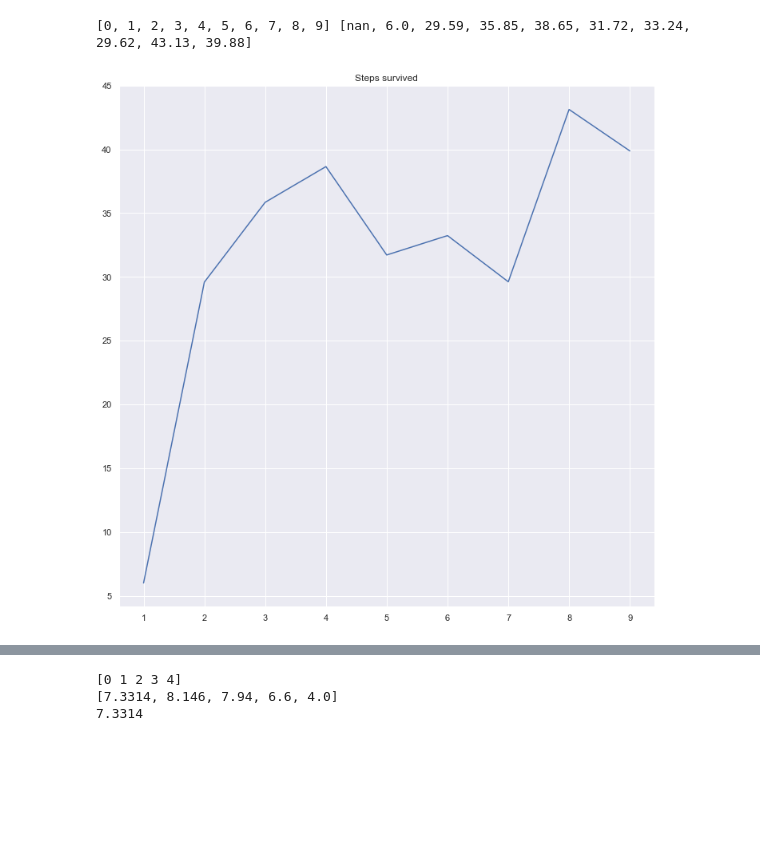
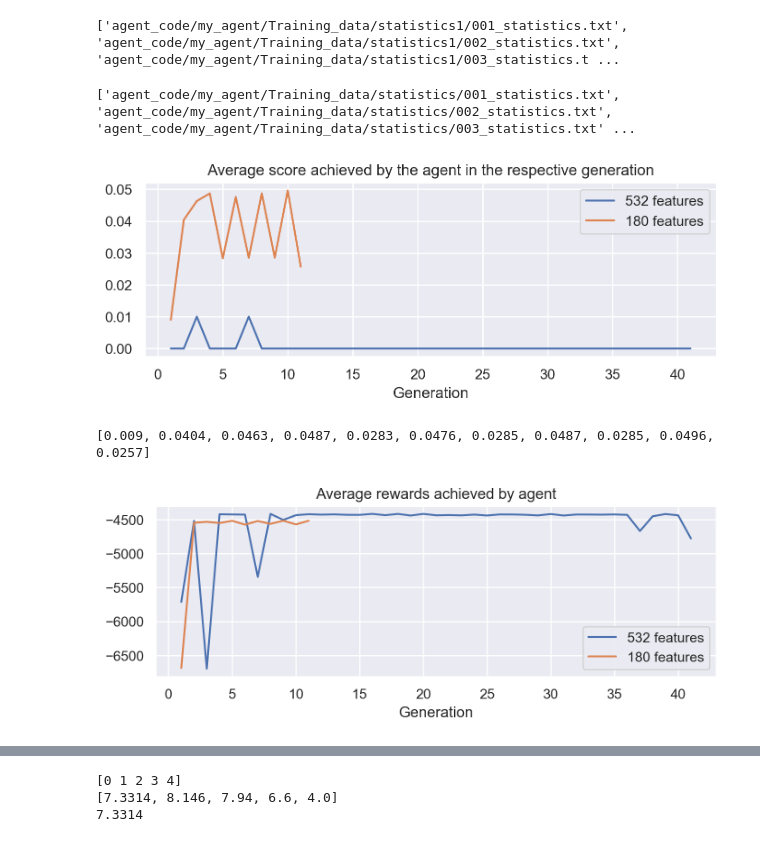
Before and after one commit to nessyht/FOML-Bomberman, a Jupyter notebook: Stat analysis.ipynb, the cells around one changed output, grey strips where cells are left out. Drawn from its saved outputs; the diff is of its cells as text; code cells hidden in the pictures; blank space fills up the shorter version.

Commit message:
stat analysis

```diff
--- a/Stat analysis.ipynb
+++ b/Stat analysis.ipynb
@@ -111,15 +46,52 @@ plt.show()
-# %%
-#scores, survived, reward, time, steps
-plt.figure(figsize=(12,12))
-plt.title('Steps survived')
-y_avg_steps = []
-x_gen = []
-for gen, step in steps.items():
-    x_gen.append(gen)
-    y_avg_steps.append(np.mean(step))
-print(x_gen, y_avg_steps)
-plt.plot(x_gen, y_avg_steps, label='gen_1')
-plt.show()
-# %% [output]
-[0, 1, 2, 3, 4, 5, 6, 7, 8, 9] [nan, 6.0, 29.59, 35.85, 38.65, 31.72, 33.24, 29.62, 43.13, 39.88]
-[figure, removed]
+# %%
+def get_xy(dictionary):
+    y = []
+    x = []
+    for gen, val in dictionary.items():
+        x.append(gen)
+        y.append(np.mean(val))
+
+    return x,y
+# %%
+rootdir = os.fsdecode('agent_code/my_agent/Training_data/statistics1')
+scores1, survived1, reward1, time1, steps1 = read_stats(rootdir)
+# %% [output]
+['agent_code/my_agent/Training_data/statistics1/001_statistics.txt', 'agent_code/my_agent/Training_data/statistics1/002_statistics.txt', 'agent_code/my_agent/Training_data/statistics1/003_statistics.t ...
+# %%
+rootdir = os.fsdecode('agent_code/my_agent/Training_data/statistics')
+scores2, survived2, reward2, time2, steps2 = read_stats(rootdir)
+# %% [output]
+['agent_code/my_agent/Training_data/statistics/001_statistics.txt', 'agent_code/my_agent/Training_data/statistics/002_statistics.txt', 'agent_code/my_agent/Training_data/statistics/003_statistics.txt' ...
+# %%
+plt.figure(figsize=(8,2.5),dpi=200)
+plt.title('Average score achieved by the agent in the respective generation')
+
+x1, y1 = get_xy(scores1)
+x2, y2 = get_xy(scores2)
+
+plt.xlabel('Generation')
+plt.plot(x1, y1, label='532 features')
+plt.plot(x2, y2, label='180 features')
+plt.legend()
+plt.show()
+# %% [output]
+[figure, added]
+# %%
+print(y2)
+# %% [output]
+[0.009, 0.0404, 0.0463, 0.0487, 0.0283, 0.0476, 0.0285, 0.0487, 0.0285, 0.0496, 0.0257]
+# %%
+#scores, survived, reward, time, steps
+plt.figure(figsize=(8,2.5),dpi=200)
+plt.title('Average rewards achieved by agent')
+
+x1, y1 = get_xy(reward1)
+x2, y2 = get_xy(reward2)
+
+plt.xlabel('Generation')
+plt.plot(x1, y1, label='532 features')
+plt.plot(x2, y2, label='180 features')
+plt.legend()
+plt.show()
+# %% [output]
+[figure, added]
```
Also changed, not shown: parts of 9 cells of this notebook, 5 other files.
